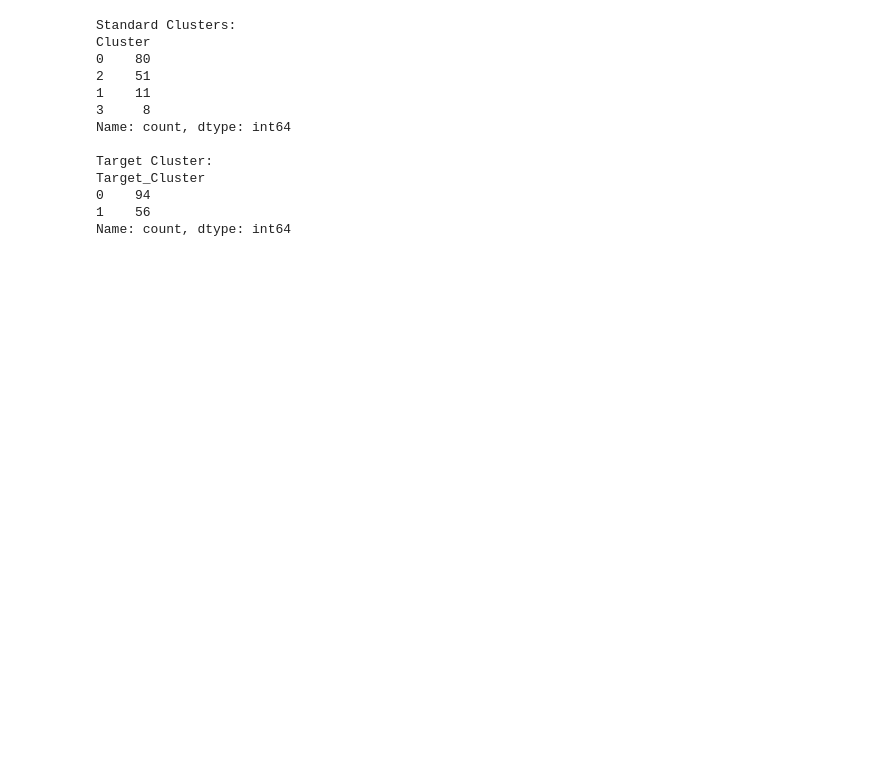
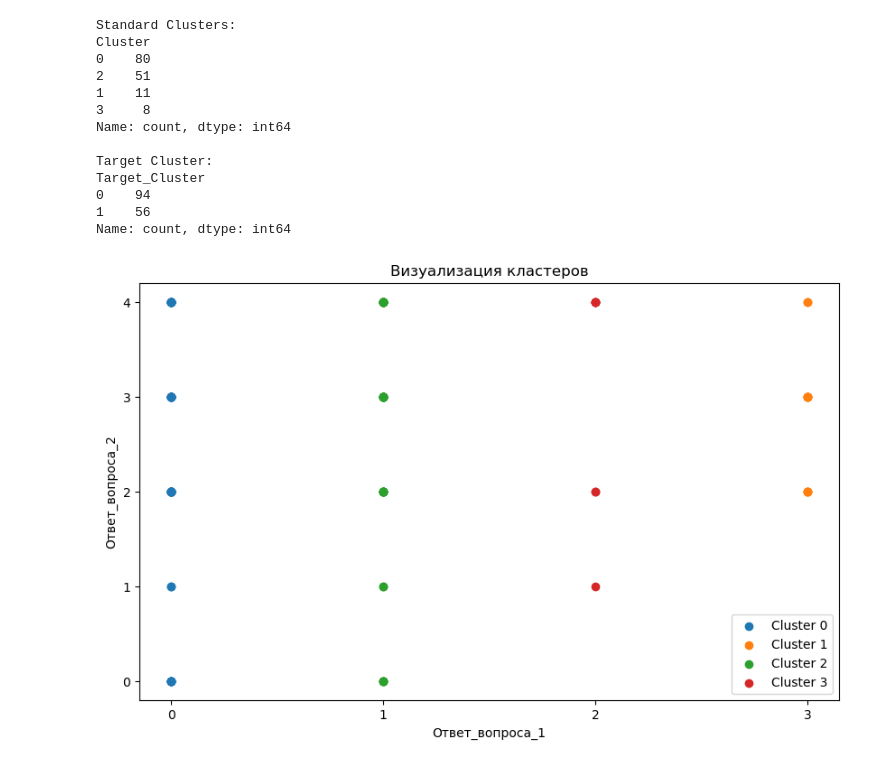
Before and after one commit to Ghostikxd/python-nauchpok, a Jupyter notebook: final/index.ipynb, the cells around one changed output. Saved outputs shown, nothing was run; the diff lists cells and outputs as text; code cells hidden in the pictures; blank space fills up the shorter version.

Commit message:
add visualization

```diff
--- a/final/index.ipynb
+++ b/final/index.ipynb
@@ -75,3 +75,32 @@ total_responses = cluster_distribution['Counts'].sum()
 cluster_distribution['Percentage'] = (cluster_distribution['Counts'] / total_responses) * 100
 
 cluster_distribution.to_csv('final_df_data.csv', index=False)
+# %%
+import matplotlib.pyplot as plt
+
+# Разбиваем данные на кластеры
+cluster_0 = df[df['Cluster'] == 0]
+cluster_1 = df[df['Cluster'] == 1]
+cluster_2 = df[df['Cluster'] == 2]
+cluster_3 = df[df['Cluster'] == 3]
+
+# Визуализация
+plt.figure(figsize=(10, 6))
+
+plt.scatter(cluster_0['Ответ_вопроса_1'], cluster_0['Ответ_вопроса_2'], label='Cluster 0')
+plt.scatter(cluster_1['Ответ_вопроса_1'], cluster_1['Ответ_вопроса_2'], label='Cluster 1')
+plt.scatter(cluster_2['Ответ_вопроса_1'], cluster_2['Ответ_вопроса_2'], label='Cluster 2')
+plt.scatter(cluster_3['Ответ_вопроса_1'], cluster_3['Ответ_вопроса_2'], label='Cluster 3')
+
+plt.xlabel('Ответ_вопроса_1')
+plt.ylabel('Ответ_вопроса_2')
+plt.title('Визуализация кластеров')
+plt.legend()
+
+# Установка шага для меток оси x и y
+plt.xticks(range(int(df['Ответ_вопроса_1'].min()), int(df['Ответ_вопроса_1'].max()) + 1))
+plt.yticks(range(int(df['Ответ_вопроса_2'].min()), int(df['Ответ_вопроса_2'].max()) + 1))
+
+plt.show()
+# %% [output]
+[figure, added]
```
Also changed, not shown: parts of 1 cell of this notebook.
